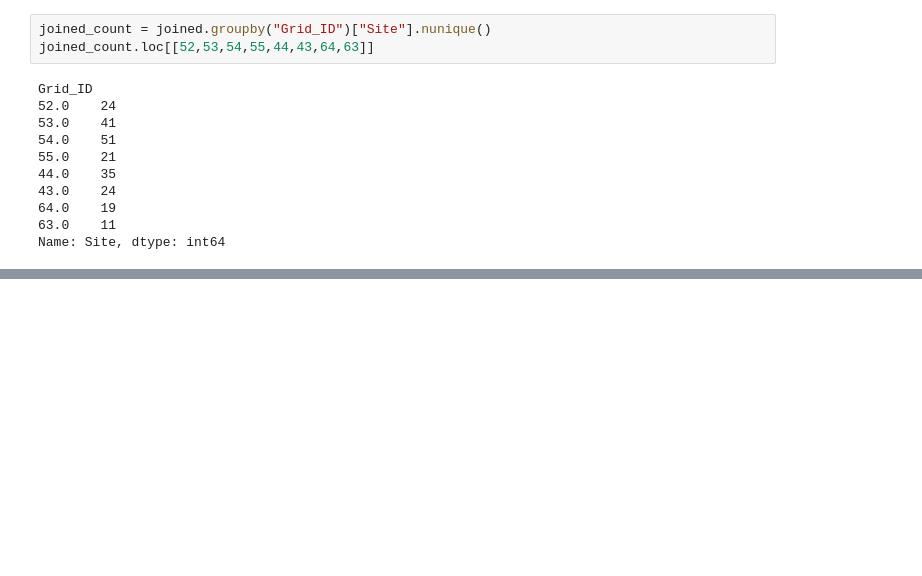
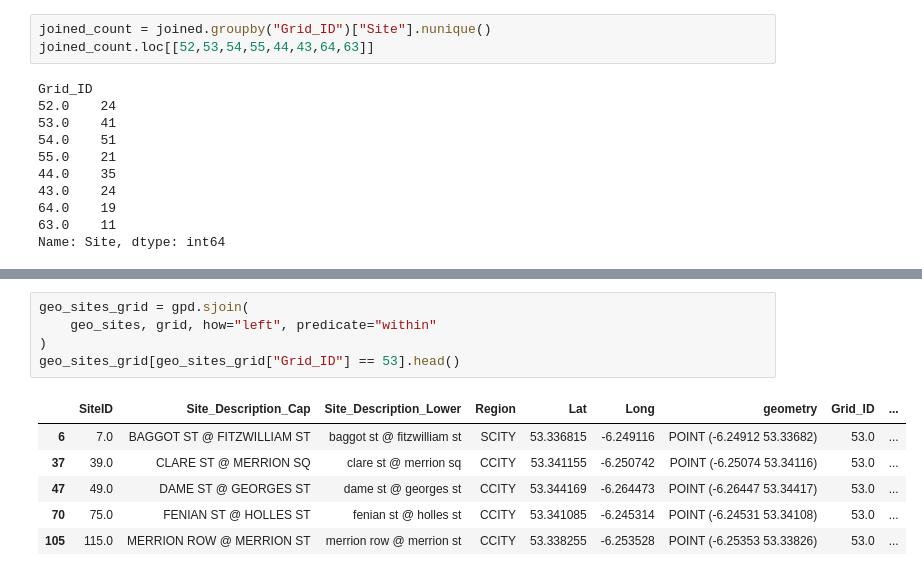
Before and after one commit to kirva123/Hackathon2025, a Jupyter notebook: Regional copy.ipynb, the cells around one changed output, grey strips where cells are left out. Cells and saved outputs as stored; diff of their text form; blank space fills up the shorter version.

```diff
--- a/Regional copy.ipynb
+++ b/Regional copy.ipynb
@@ -414,0 +457,12 @@ See: https://matplotlib.org/stable/tutorials/intermediate/legend_guide.html#impl
+# %%
+geo_sites_grid = gpd.sjoin(
+    geo_sites, grid, how="left", predicate="within"
+)
+geo_sites_grid[geo_sites_grid["Grid_ID"] == 53].head()
+# %% [output]
+|  | SiteID | Site_Description_Cap | Site_Description_Lower | Region | Lat | Long | geometry | Grid_ID | ... |
+| 6 | 7.0 | BAGGOT ST @ FITZWILLIAM ST | baggot st @ fitzwilliam st | SCITY | 53.336815 | -6.249116 | POINT (-6.24912 53.33682) | 53.0 | ... |
+| 37 | 39.0 | CLARE ST @ MERRION SQ | clare st @ merrion sq | CCITY | 53.341155 | -6.250742 | POINT (-6.25074 53.34116) | 53.0 | ... |
+| 47 | 49.0 | DAME ST @ GEORGES ST | dame st @ georges st | CCITY | 53.344169 | -6.264473 | POINT (-6.26447 53.34417) | 53.0 | ... |
+| 70 | 75.0 | FENIAN ST @ HOLLES ST | fenian st @ holles st | CCITY | 53.341085 | -6.245314 | POINT (-6.24531 53.34108) | 53.0 | ... |
+| 105 | 115.0 | MERRION ROW @ MERRION ST | merrion row @ merrion st | CCITY | 53.338255 | -6.253528 | POINT (-6.25353 53.33826) | 53.0 | ... |
```
Also changed, not shown: parts of 7 cells of this notebook, 1 other file.
